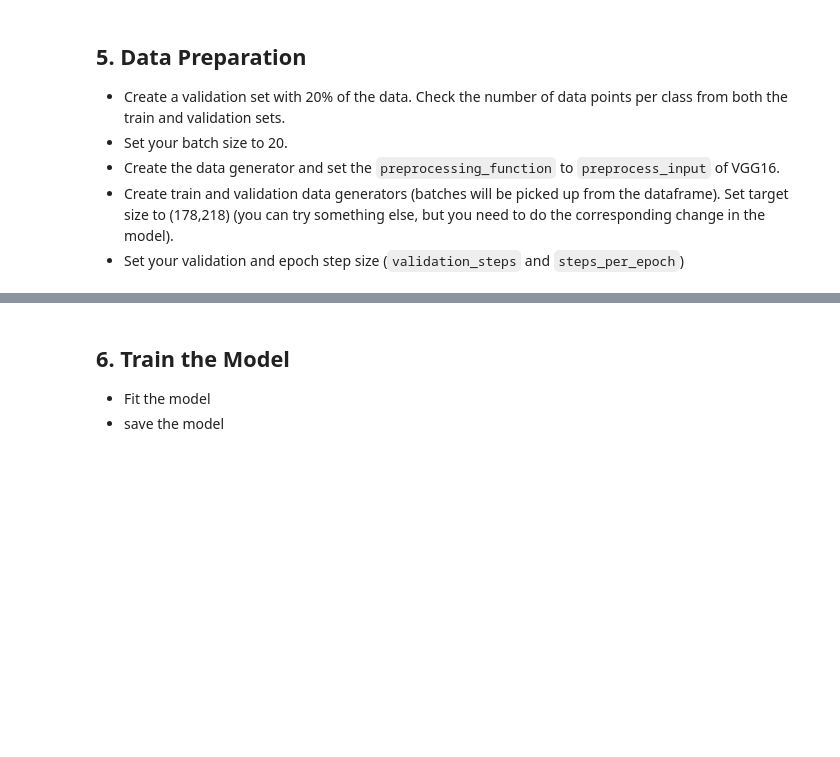
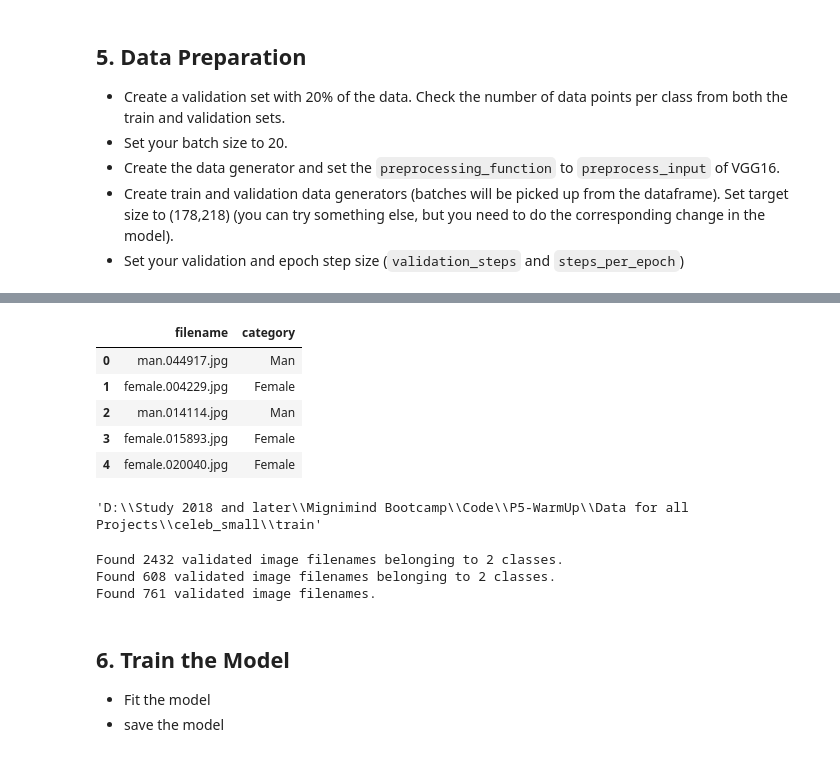
Before and after one commit to Folongton/Deep-Learning-Labs, a Jupyter notebook: 7-Gender-class/7-GenderIDTransfLearn.ipynb, the cells around one changed output, grey strips where cells are left out. Cells and saved outputs as stored; diff of their text form; code cells hidden in the pictures; blank space fills up the shorter version.

```diff
--- a/7-Gender-class/7-GenderIDTransfLearn.ipynb
+++ b/7-Gender-class/7-GenderIDTransfLearn.ipynb
@@ -70,3 +244,56 @@ array(['image_id', '5_o_Clock_Shadow', 'Arched_Eyebrows', 'Attractive',
+# %%
+df_train.head()
+# %% [output]
+|  | filename | category |
+| 0 | man.044917.jpg | Man |
+| 1 | female.004229.jpg | Female |
+| 2 | man.014114.jpg | Man |
+| 3 | female.015893.jpg | Female |
+| 4 | female.020040.jpg | Female |
+# %%
+os.path.join(DATADIR, 'train')
+# %% [output]
+'D:\\Study 2018 and later\\Mignimind Bootcamp\\Code\\P5-WarmUp\\Data for all Projects\\celeb_small\\train'
+# %%
+train_generator=datagen.flow_from_dataframe(
+                                            dataframe=df_train,
+                                            directory=os.path.join(DATADIR, 'train'),
+                                            x_col="filename",
+                                            y_col="category",
+                                            subset="training",
+                                            batch_size=32,
+                                            seed=SEED,
+                                            shuffle=True,
+                                            class_mode="categorical",
+                                            target_size=(178,218))
+
+valid_generator=datagen.flow_from_dataframe(
+                                            dataframe=df_train,
+                                            directory=os.path.join(DATADIR, 'train'),
+                                            x_col="filename",
+                                            y_col="category",
+                                            subset="validation",
+                                            batch_size=32,
+                                            seed=SEED,
+                                            shuffle=True,
+                                            class_mode="categorical",
+                                            target_size=(178,218))
+
+test_datagen=ImageDataGenerator(rescale=1./255.)
+test_generator=test_datagen.flow_from_dataframe(
+                                                dataframe=df_test,
+                                                directory=os.path.join(DATADIR, 'validation'),
+                                                x_col="filename",
+                                                y_col=None,
+                                                batch_size=32,
+                                                seed=SEED,
+                                                shuffle=False,
+                                                class_mode=None,
+                                                target_size=(178,218))
+# %% [output]
+Found 2432 validated image filenames belonging to 2 classes.
+Found 608 validated image filenames belonging to 2 classes.
+Found 761 validated image filenames.
 # %% [markdown]
 ## 6. Train the Model
 
```
Also changed, not shown: parts of 20 cells of this notebook.
